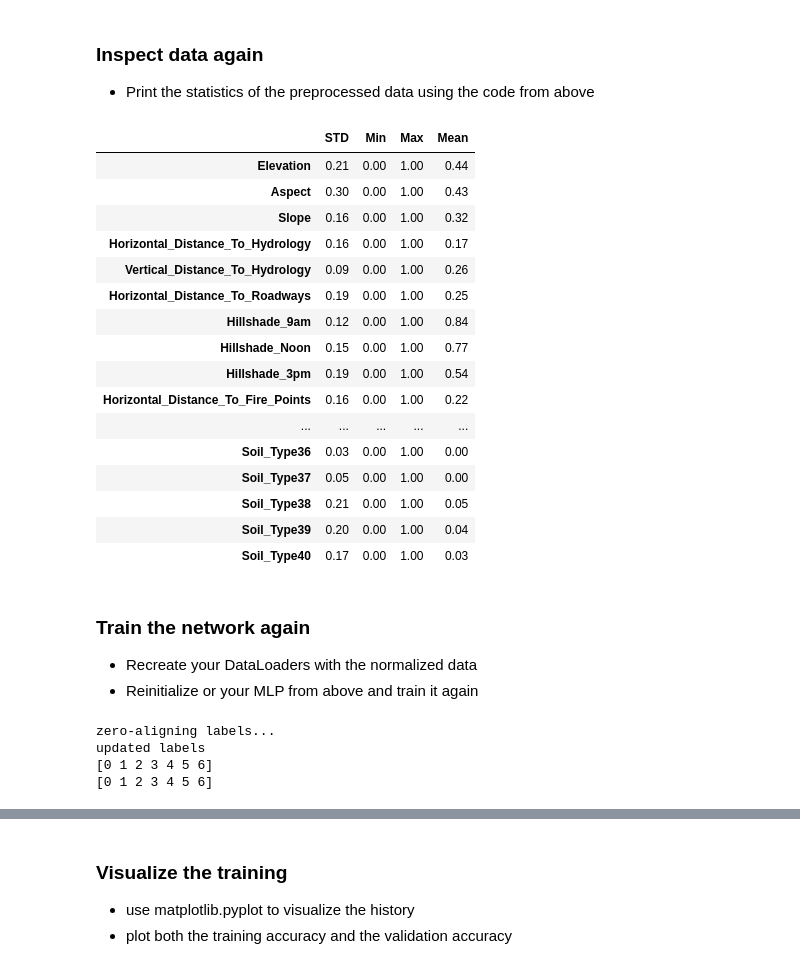
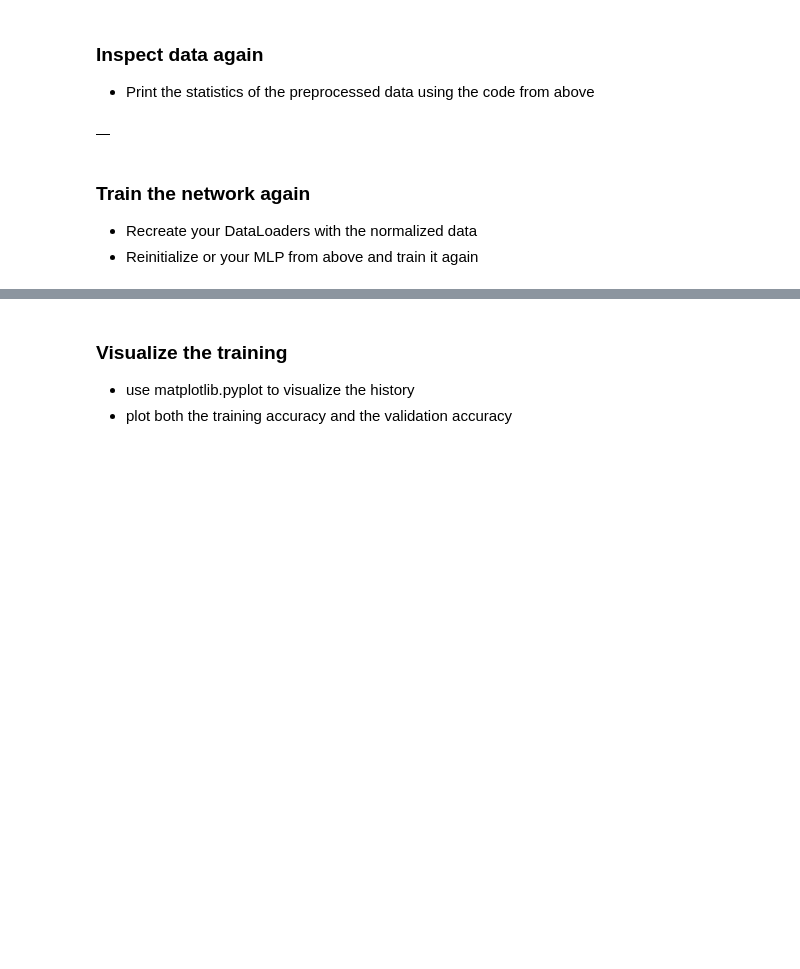
Before and after one commit to Gruppe3VDL/Gruppe3VDLws2019, a Jupyter notebook: exercise1/exercise_1.ipynb, the cells around one changed output, grey strips where cells are left out. Cells and saved outputs as stored; diff of their text form; code cells hidden in the pictures; blank space fills up the shorter version.

```diff
--- a/exercise1/exercise_1.ipynb
+++ b/exercise1/exercise_1.ipynb
@@ -401,56 +376,17 @@ print(new_df)'''
 # %%
 pd.options.display.float_format = '{:.2f}'.format
 stats = pd.DataFrame(columns=[])
 
 # Compute the values for each column
-stats.insert(0, 'STD', new_df.std(axis = 0))
-stats.insert(1, 'Min', new_df.min(axis = 0))
-stats.insert(2, 'Max', new_df.max(axis = 0))
-stats.insert(3, 'Mean', new_df.mean(axis = 0))
+# stats.insert(0, 'STD', new_df.std(axis = 0))
+# stats.insert(1, 'Min', new_df.min(axis = 0))
+# stats.insert(2, 'Max', new_df.max(axis = 0))
+# stats.insert(3, 'Mean', new_df.mean(axis = 0))
 
 display(stats)
 # %% [output]
-|  | STD | Min | Max | Mean |
-| Elevation | 0.21 | 0.00 | 1.00 | 0.44 |
-| Aspect | 0.30 | 0.00 | 1.00 | 0.43 |
-| Slope | 0.16 | 0.00 | 1.00 | 0.32 |
-| Horizontal_Distance_To_Hydrology | 0.16 | 0.00 | 1.00 | 0.17 |
-| Vertical_Distance_To_Hydrology | 0.09 | 0.00 | 1.00 | 0.26 |
-| Horizontal_Distance_To_Roadways | 0.19 | 0.00 | 1.00 | 0.25 |
-| Hillshade_9am | 0.12 | 0.00 | 1.00 | 0.84 |
-| Hillshade_Noon | 0.15 | 0.00 | 1.00 | 0.77 |
-| Hillshade_3pm | 0.19 | 0.00 | 1.00 | 0.54 |
-| Horizontal_Distance_To_Fire_Points | 0.16 | 0.00 | 1.00 | 0.22 |
-| ... | ... | ... | ... | ... |
-| Soil_Type36 | 0.03 | 0.00 | 1.00 | 0.00 |
-| Soil_Type37 | 0.05 | 0.00 | 1.00 | 0.00 |
-| Soil_Type38 | 0.21 | 0.00 | 1.00 | 0.05 |
-| Soil_Type39 | 0.20 | 0.00 | 1.00 | 0.04 |
-| Soil_Type40 | 0.17 | 0.00 | 1.00 | 0.03 |
+|  |
 # %% [markdown]
 ### Train the network again
 - Recreate your DataLoaders with the normalized data
 - Reinitialize or your MLP from above and train it again
-# %%
-# Recreate your DataLoaders with the normalized data
-
-print("zero-aligning labels...")
-y_train_aligned = y_train - 1
-y_test_aligned = y_test - 1
-
-print ("updated labels")
-print(np.unique(y_train_aligned))
-print(np.unique(y_test_aligned))
-
-# recreate DataLoaders
-custom_dataset = MyCustomDataset(new_df, y_train_aligned)
-train_loader = DataLoader(dataset=custom_dataset)
-
-# (no of inputs + no of outputs)^0.5 + (1 to 10)
-N, D_in, H, D_out = 64, 52, 32, 7
-criterion = torch.nn.CrossEntropyLoss()
-# %% [output]
-zero-aligning labels...
-updated labels
-[0 1 2 3 4 5 6]
-[0 1 2 3 4 5 6]
```
Also changed, not shown: parts of 14 cells of this notebook.
